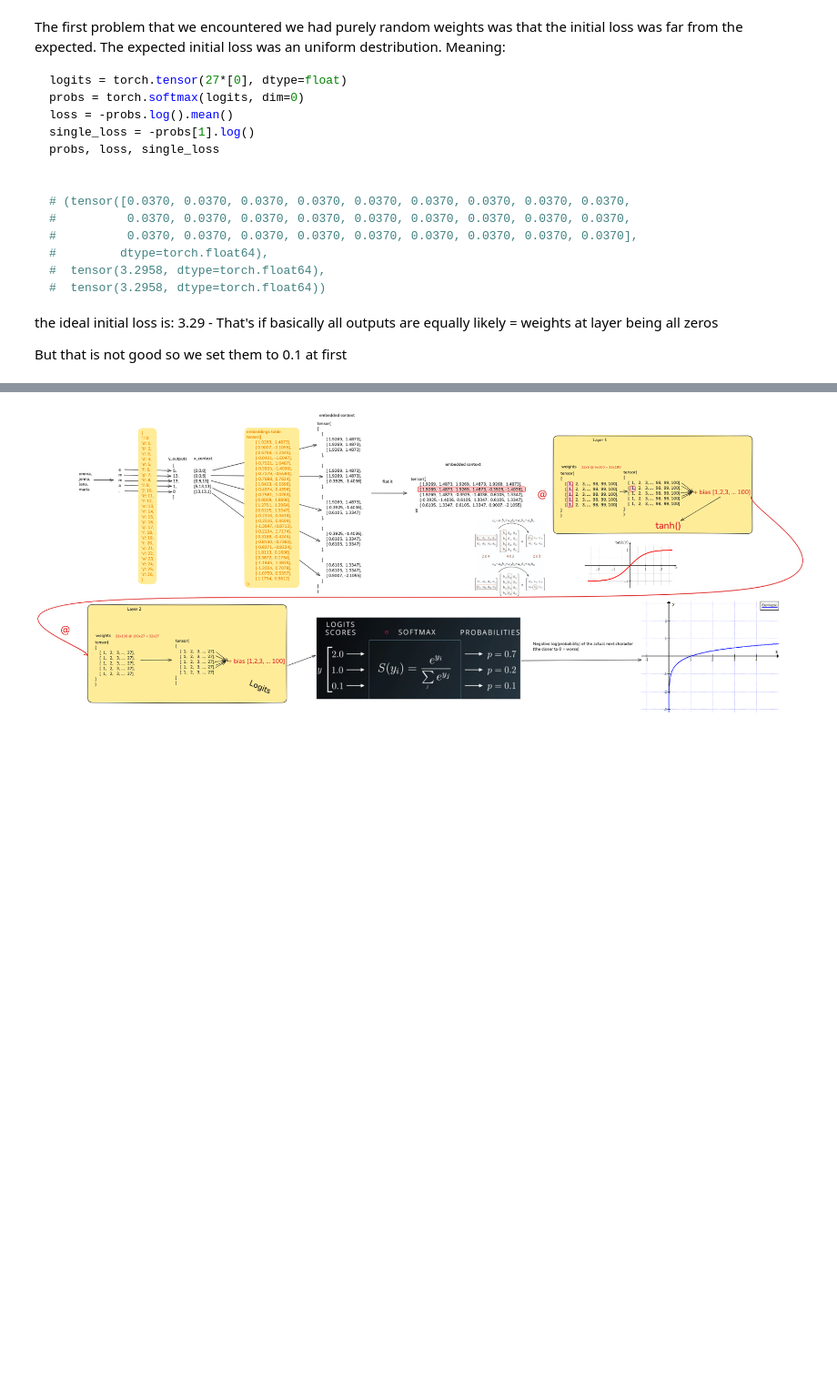
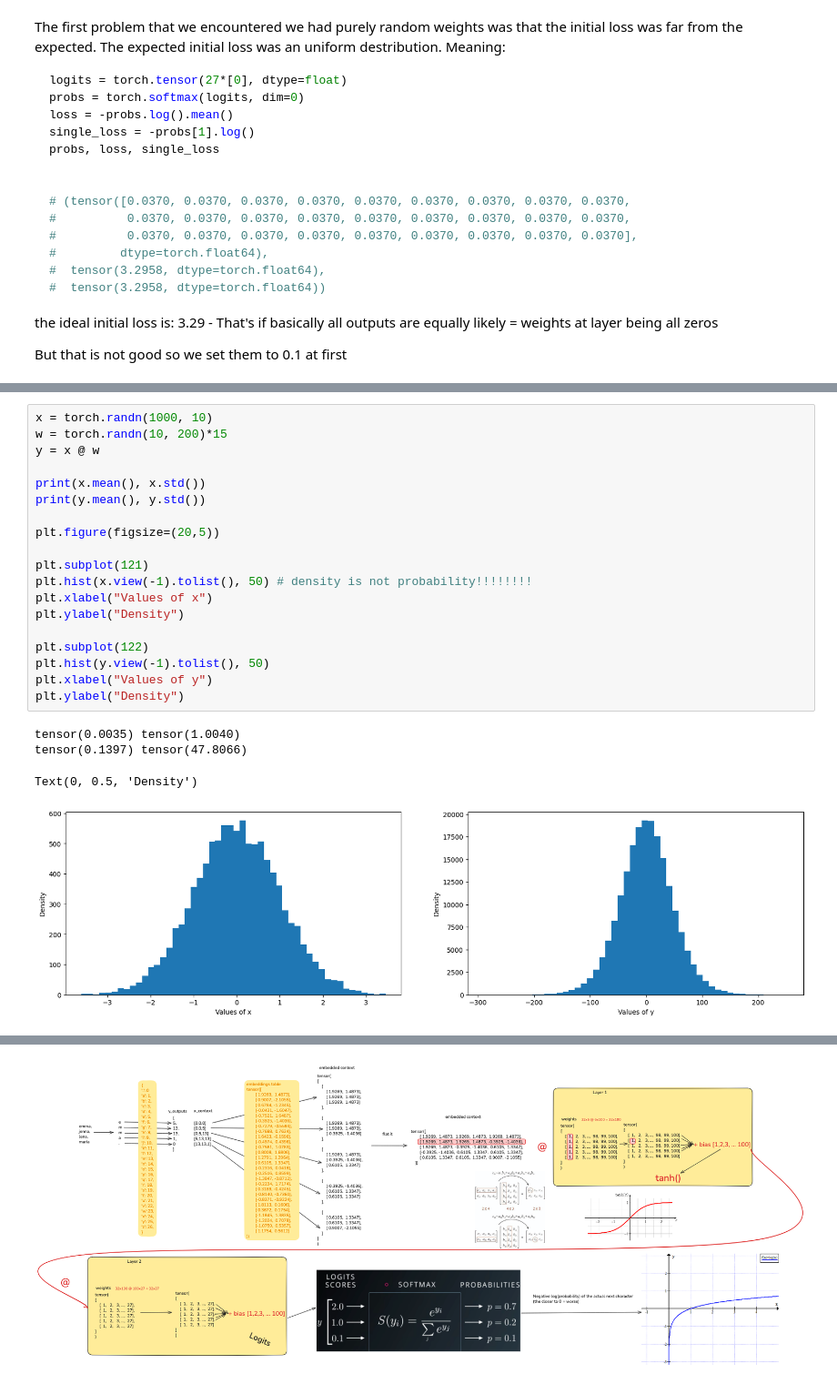
Before and after one commit to SvetoslavNikov/NN_intro, a Jupyter notebook: svetoslav_notebooks/ep4/makemore_part3.1_following_along.ipynb, the cells around one changed output, grey strips where cells are left out. Shown at 91% size. Saved outputs shown, nothing was run; the diff lists cells and outputs as text; blank space fills up the shorter version.

```diff
--- a/svetoslav_notebooks/ep4/makemore_part3.1_following_along.ipynb
+++ b/svetoslav_notebooks/ep4/makemore_part3.1_following_along.ipynb
@@ -100,3 +100,27 @@ for p in parameters:
     p.requires_grad = True
 # %% [output]
 11897
+# %%
+x = torch.randn(1000, 10)
+w = torch.randn(10, 200)*15
+y = x @ w
+
+print(x.mean(), x.std())
+print(y.mean(), y.std())
+
+plt.figure(figsize=(20,5))
+
+plt.subplot(121)
+plt.hist(x.view(-1).tolist(), 50) # density is not probability!!!!!!!!
+plt.xlabel("Values of x")
+plt.ylabel("Density")
+
+plt.subplot(122)
+plt.hist(y.view(-1).tolist(), 50)
+plt.xlabel("Values of y")
+plt.ylabel("Density")
+# %% [output]
+tensor(0.0035) tensor(1.0040)
+tensor(0.1397) tensor(47.8066)
+Text(0, 0.5, 'Density')
+[figure, added]
```
Also changed, not shown: parts of 9 cells of this notebook, 2 other files.
